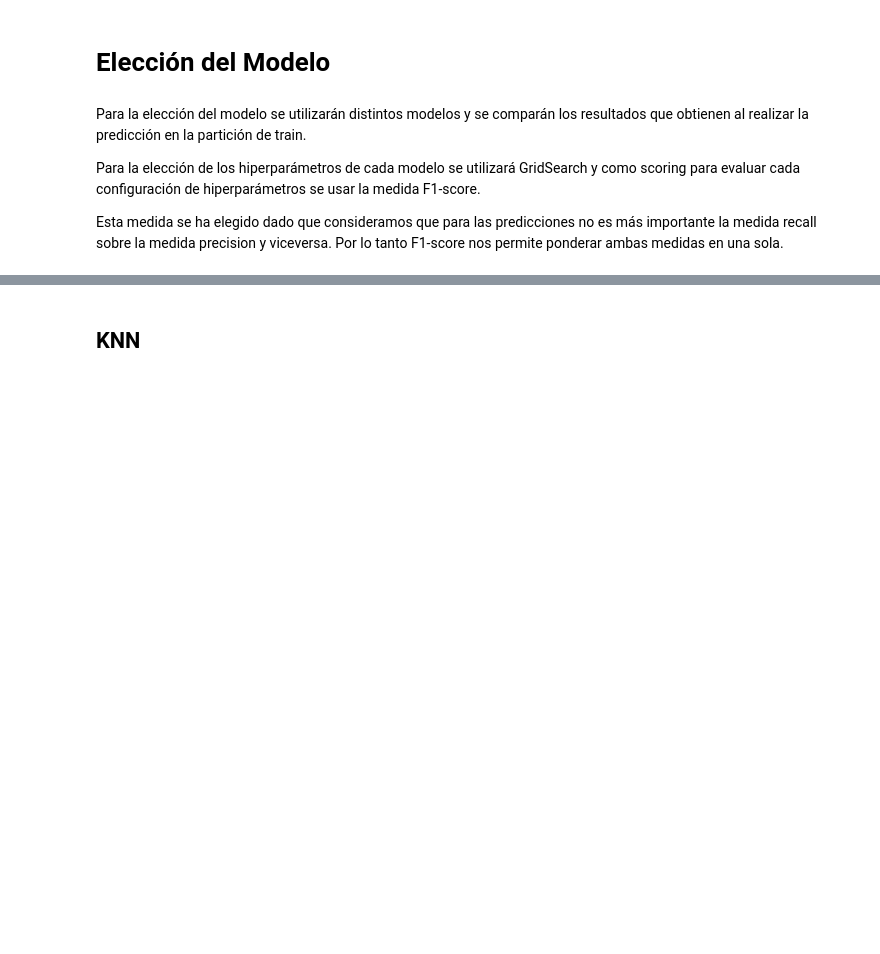
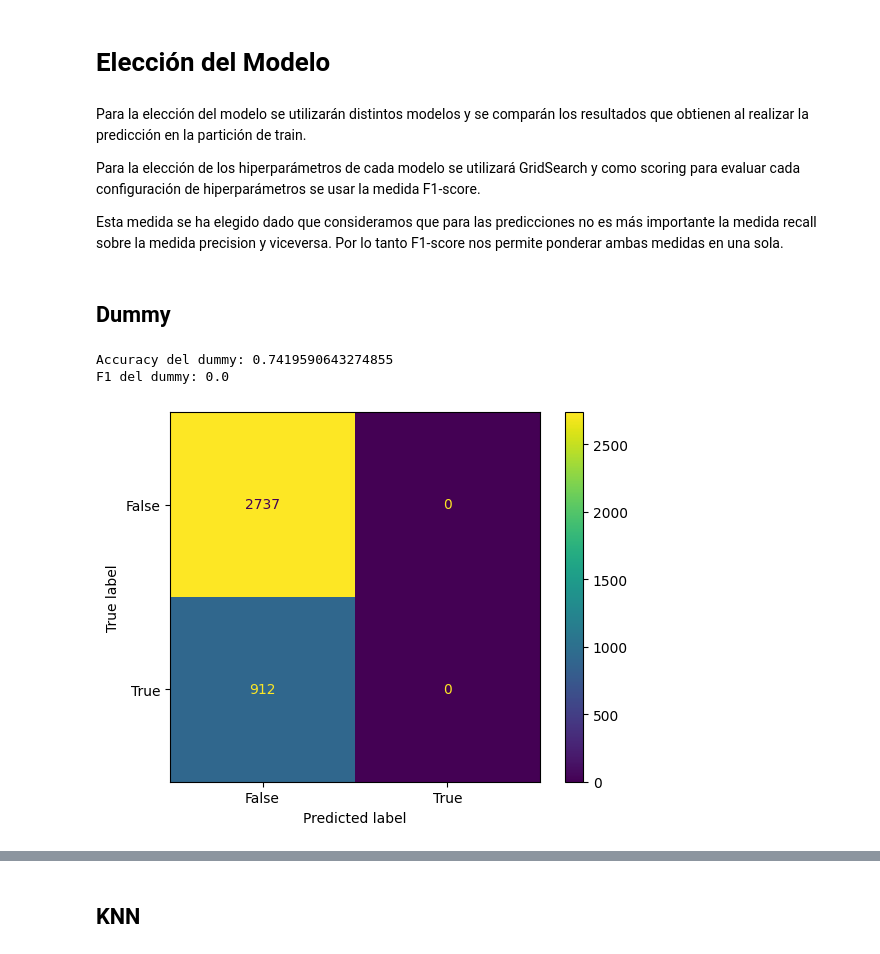
Before and after one commit to PaulaUc3m/Grupo4_P1AA, a Jupyter notebook: modelo_clasificación.ipynb, the cells around one changed output, grey strips where cells are left out. Saved outputs shown, nothing was run; the diff lists cells and outputs as text; code cells hidden in the pictures; blank space fills up the shorter version.

Commit message:
modelo_clasifficacion terminado

```diff
--- a/modelo_clasificación.ipynb
+++ b/modelo_clasificación.ipynb
@@ -57,3 +57,29 @@ from sklearn.metrics import confusion_matrix
 
 best_scores = {}
 best_params = {}
+# %% [markdown]
+## Dummy
+# %%
+empty_param_grid = {}
+
+pipeline_dummy = Pipeline([('dummy', DummyClassifier(strategy="most_frequent",random_state=SEED))])
+dummy_model = GridSearchCV(pipeline_dummy, empty_param_grid, cv=TimeSeriesSplit(n_splits=3))
+dummy_model.fit(X_train, y_train)
+
+print(f"Accuracy del dummy: {dummy_model.best_score_}")
+
+pipeline_dummy = Pipeline([('dummy', DummyClassifier(strategy="most_frequent",random_state=SEED))])
+dummy_model = GridSearchCV(pipeline_dummy, empty_param_grid, cv=TimeSeriesSplit(n_splits=3),scoring="f1")
+dummy_model.fit(X_train, y_train)
+
+y_pred = dummy_model.predict(y_train)
+conf_mat = confusion_matrix(y_train, y_pred)
+
+print(f"F1 del dummy: {dummy_model.best_score_}")
+cm_display = metrics.ConfusionMatrixDisplay(confusion_matrix = conf_mat, display_labels = [False, True])
+cm_display.plot()
+plt.show()
+# %% [output]
+Accuracy del dummy: 0.7419590643274855
+F1 del dummy: 0.0
+[figure, added]
```
Also changed, not shown: parts of 17 cells of this notebook.
